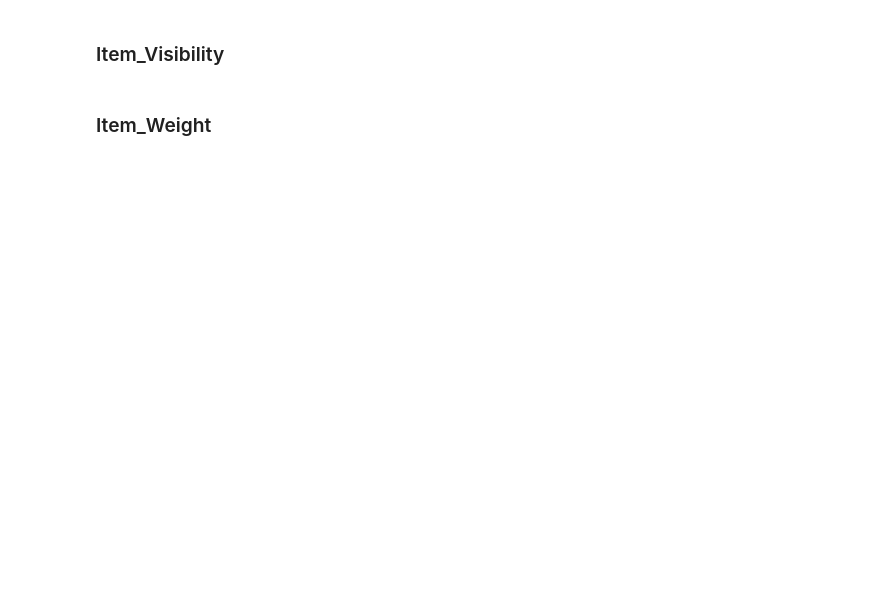
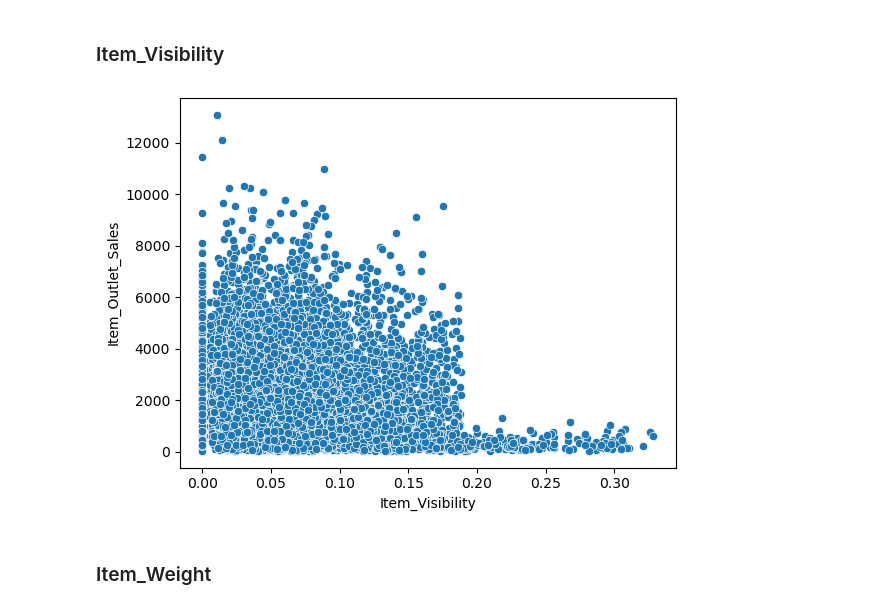
Before and after one commit to Jalicia-Harris/Predictions-of-Product-Sales, a Jupyter notebook: Project1-Revisited.ipynb, the cells around one changed output. Cells and saved outputs as stored; diff of their text form; code cells hidden in the pictures; blank space fills up the shorter version.

```diff
--- a/Project1-Revisited.ipynb
+++ b/Project1-Revisited.ipynb
@@ -738,4 +746,9 @@ plot_df
 # %% [markdown]
 ### Item_Visibility
+# %%
+# Observing relationship between 'Item_Visibility' and 'Item_Outlet_Sales'.
+sns.scatterplot(data=plot_df, x='Item_Visibility', y='Item_Outlet_Sales');
+# %% [output]
+[figure, added]
 # %% [markdown]
 ### Item_Weight
```
Also changed, not shown: parts of 8 cells of this notebook.
